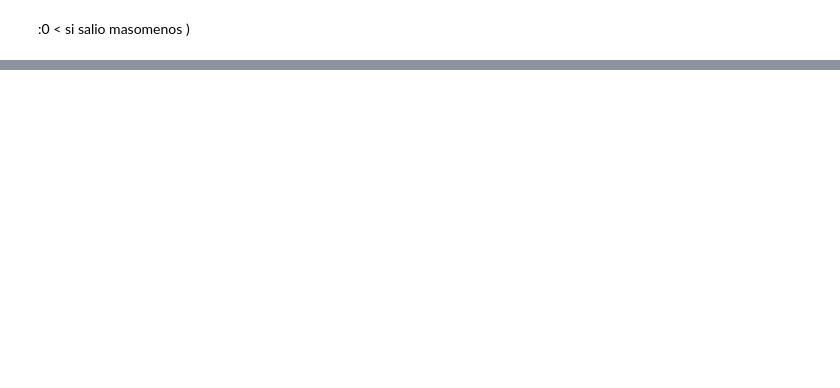
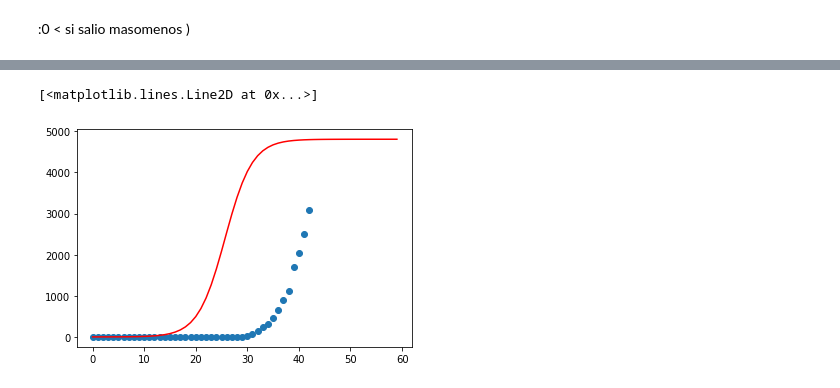
Before and after one commit to juliocrn94/CoronaVirus_ML, a Jupyter notebook: Part3.ipynb, the cells around one changed output, grey strips where cells are left out. Cells and saved outputs as stored; diff of their text form; code cells hidden in the pictures; blank space fills up the shorter version.

```diff
--- a/Part3.ipynb
+++ b/Part3.ipynb
@@ -468,0 +478,24 @@ plt.plot(x2, func(x2, mex_pred_L, mex_pred_k, mex_pred_a), 'r-')
+# %%
+hubei_pred_L = mod_L_ranfor.predict([hubei_L_test])
+hubei_pred_k = mod_k_ranfor.predict([hubei_k_test])
+hubei_pred_a = mod_a_linear.predict([hubei_a_test])
+
+sk_pred_L = mod_L_ranfor.predict([sk_L_test])
+sk_pred_k = mod_k_ranfor.predict([sk_k_test])
+sk_pred_a = mod_a_linear.predict([sk_a_test])
+
+italy_pred_L = mod_L_ranfor.predict([italy_L_test])
+italy_pred_k = mod_k_ranfor.predict([italy_k_test])
+italy_pred_a = mod_a_linear.predict([italy_a_test])
+
+iran_pred_L = mod_L_ranfor.predict([iran_L_test])
+iran_pred_k = mod_k_ranfor.predict([iran_k_test])
+iran_pred_a = mod_a_linear.predict([iran_a_test])
+# %%
+x1 = np.arange(len(conf_ts['South Korea']))
+x2 = np.arange(60)
+plt.scatter(x1, conf_ts.Italy)
+plt.plot(x2, func(x2, italy_pred_L, italy_pred_k, italy_pred_a), 'r-')
+# %% [output]
+[<matplotlib.lines.Line2D at 0x...>]
+[figure, added]
```
Also changed, not shown: parts of 7 cells of this notebook, 2 other files.
